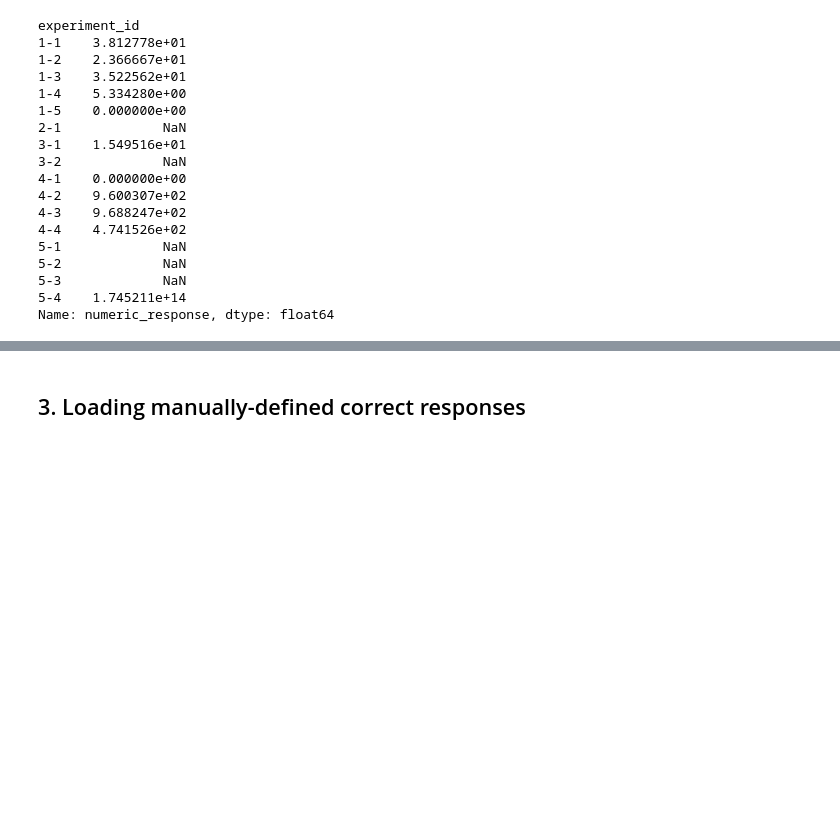
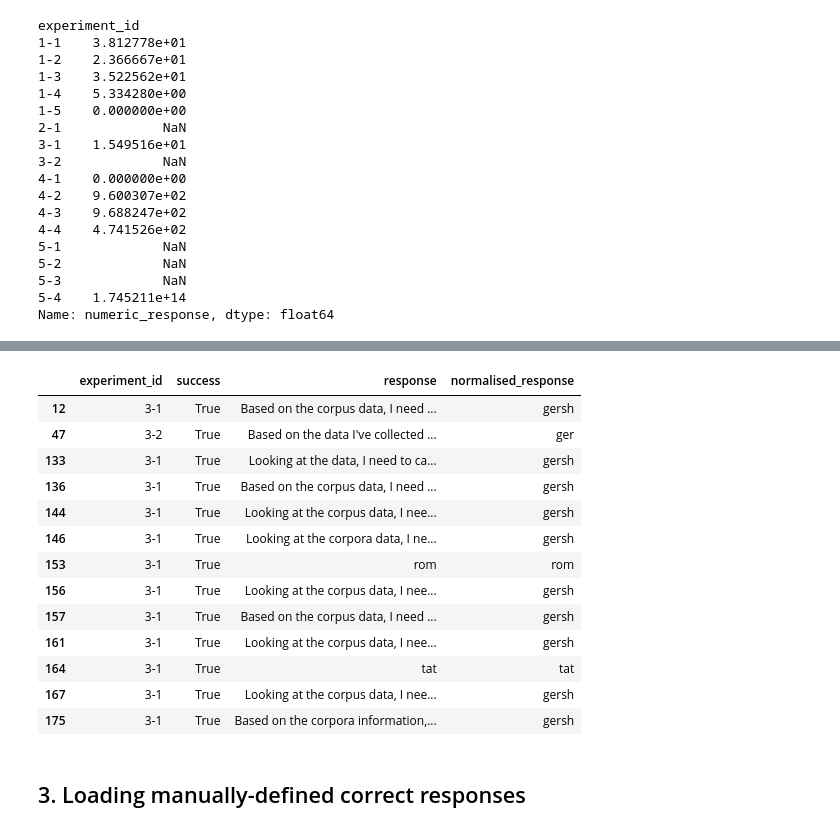
Before and after one commit to dracor-org/dracor-mcp-evaluation, a Jupyter notebook: automatic_evaluation/responses_analyser.ipynb, the cells around one changed output, grey strips where cells are left out. Cells and saved outputs as stored; diff of their text form; code cells hidden in the pictures; blank space fills up the shorter version.

```diff
--- a/automatic_evaluation/responses_analyser.ipynb
+++ b/automatic_evaluation/responses_analyser.ipynb
@@ -248,0 +261,16 @@ Name: experiment_id, Length: 177, dtype: bool
+# %%
+crpra = DraCorAPI().get_corpora()
+# %%
+slugs = [corpus.name for corpus in crpra]
+# %%
+_pattern = re.compile(r'\b(?:' + '|'.join(slugs) + r')\b', flags=re.IGNORECASE)
+
+def find_last_corpus_slug(text: str) -> str | None:
+    """Return the last DraCor slug mentioned as a whole word, or None."""
+    last = None
+    for match in _pattern.finditer(text):
+        last = match.group(0).lower()  # normalize to lowercase slug
+    return last
+# %%
+mask = df['experiment_id'].isin(['3-1', '3-2'])
+df.loc[mask, 'normalised_response'] = df.loc[mask, 'response'].apply(find_last_corpus_slug)
@@ -248,0 +297,17 @@ Name: experiment_id, Length: 177, dtype: bool
+# %%
+df[(df['experiment_id'].isin(['3-1', '3-2']) & df['success']==True)][['experiment_id','success','response','normalised_response']]
+# %% [output]
+|  | experiment_id | success | response | normalised_response |
+| 12 | 3-1 | True | Based on the corpus data, I need ... | gersh |
+| 47 | 3-2 | True | Based on the data I've collected ... | ger |
+| 133 | 3-1 | True | Looking at the data, I need to ca... | gersh |
+| 136 | 3-1 | True | Based on the corpus data, I need ... | gersh |
+| 144 | 3-1 | True | Looking at the corpus data, I nee... | gersh |
+| 146 | 3-1 | True | Looking at the corpora data, I ne... | gersh |
+| 153 | 3-1 | True | rom | rom |
+| 156 | 3-1 | True | Looking at the corpus data, I nee... | gersh |
+| 157 | 3-1 | True | Based on the corpus data, I need ... | gersh |
+| 161 | 3-1 | True | Looking at the corpus data, I nee... | gersh |
+| 164 | 3-1 | True | tat | tat |
+| 167 | 3-1 | True | Looking at the corpus data, I nee... | gersh |
+| 175 | 3-1 | True | Based on the corpora information,... | gersh |
```
Also changed, not shown: parts of 10 cells of this notebook, 1 other file.
